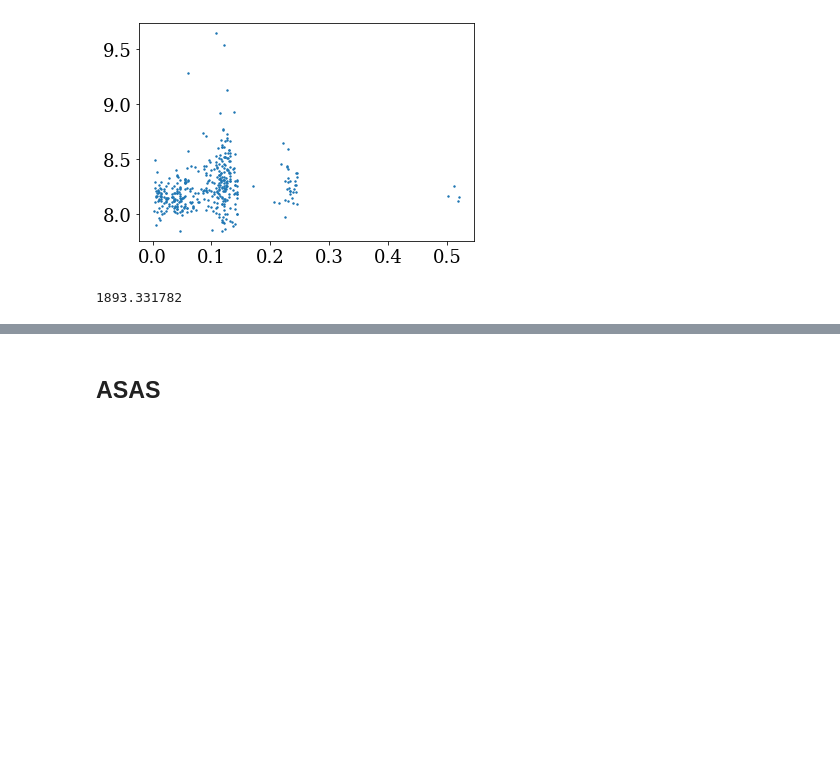
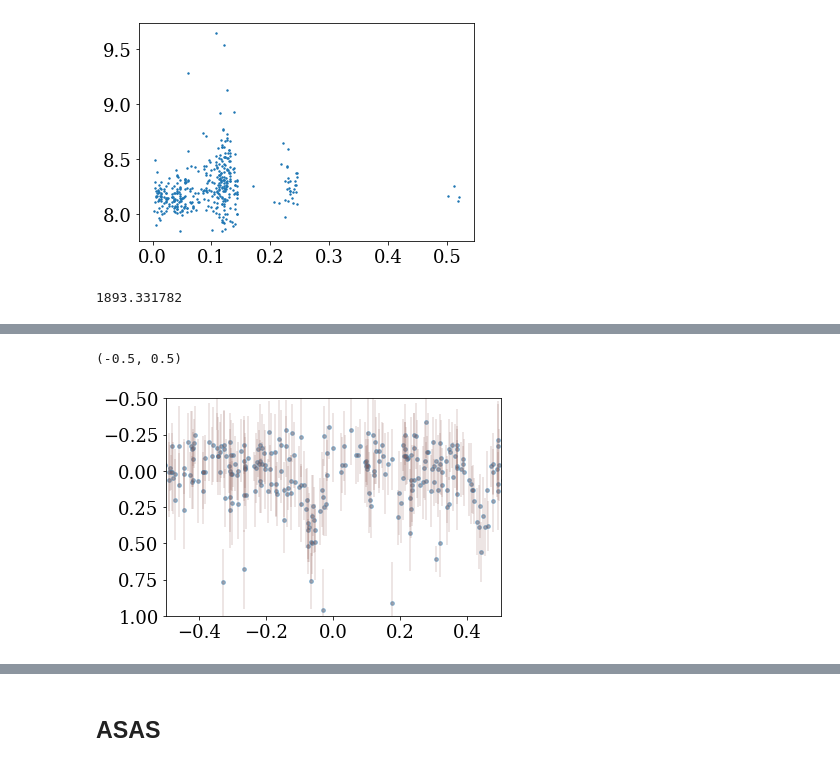
Before and after one commit to jradavenport/HS-Hya, a Jupyter notebook: makeplots.ipynb, the cells around one changed output, grey strips where cells are left out. Saved outputs shown, nothing was run; the diff lists cells and outputs as text; code cells hidden in the pictures; blank space fills up the shorter version.

```diff
--- a/makeplots.ipynb
+++ b/makeplots.ipynb
@@ -361,2 +393,14 @@ plt.savefig('dasch_lc.pdf', dpi=150, bbox_inches='tight', pad_inches=0.25)
+# %%
+# the final chunk of data used
+plt.errorbar(xdata, ydata , yerr=edata,
+             alpha=0.2, linestyle='none', marker='.', markersize=5,
+             label=str(k), color='C'+str(k))
+plt.scatter(xdata, ydata, s=15, alpha=0.4)
+plt.gca().invert_yaxis()
+plt.ylim(1, -0.5)
+plt.xlim(-0.5, 0.5)
+# %% [output]
+(-0.5, 0.5)
+[figure, added]
 # %%
 plt.close()
```
Also changed, not shown: parts of 41 cells of this notebook, 2 other files.
